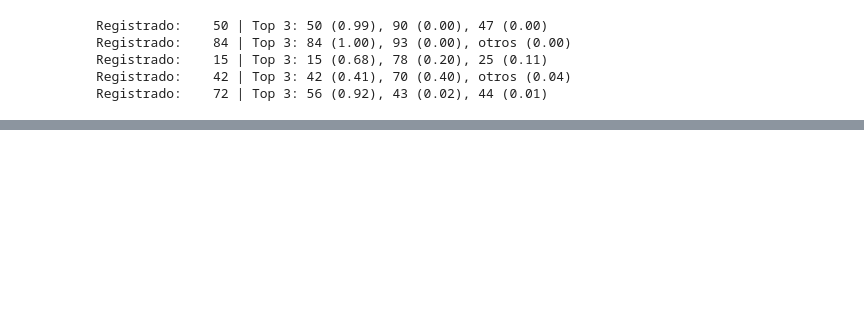
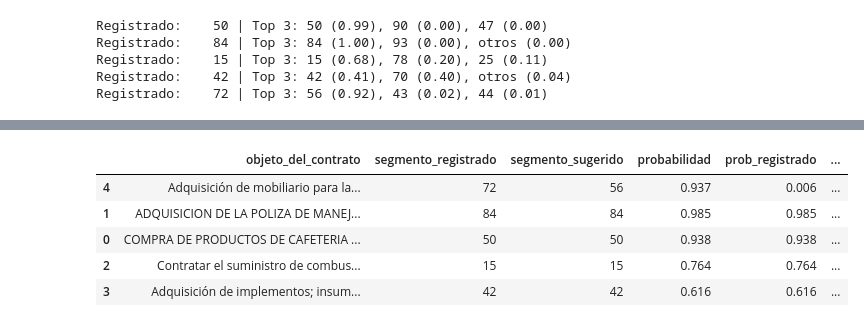
Before and after one commit to crissebasbol/nlp-course, a Jupyter notebook: proyecto/notebooks/02_ejemplos_pipeline.ipynb, the cells around one changed output, grey strips where cells are left out. Cells and saved outputs as stored; diff of their text form; code cells hidden in the pictures; blank space fills up the shorter version.

```diff
--- a/proyecto/notebooks/02_ejemplos_pipeline.ipynb
+++ b/proyecto/notebooks/02_ejemplos_pipeline.ipynb
@@ -153,0 +188,7 @@ mobiliario sed delegacion registraduria nacional civil
+# %%
+from secopedia.modelos.beto import ClasificadorBeto
+
+carpeta_beto = RAIZ_PROYECTO / config["rutas"]["modelos"] / "beto_secopedia"
+beto = ClasificadorBeto(str(carpeta_beto))
+for texto in ejemplos["normalizado"].head(2):
+    print(f"{texto}\n  -> {beto.tokenizador.tokenize(texto)}\n")
@@ -171,0 +227,12 @@ Registrado:    72 | Top 3: 56 (0.92), 43 (0.02), 44 (0.01)
+# %%
+predictores = {
+    "Reg. logística": Predictor.linea_base("regresion_logistica"),
+    "SVM lineal": Predictor.linea_base("svm_lineal"),
+    "CNN + fastText": Predictor.red_neuronal(),
+    "BETO": Predictor.beto(str(carpeta_beto)),
+}
+for texto, etiqueta in zip(ejemplos["objeto_del_contrato"], etapa_2_3["etiqueta"]):
+    print(f"{texto[:90]}... | registrado {etiqueta}")
+    for nombre, predictor in predictores.items():
+        top3 = ", ".join(f"{s.segmento} ({s.probabilidad:.2f})" for s in predictor.predecir(texto))
+        print(f"   {nombre:<15} {top3}")
@@ -171,0 +264,10 @@ Registrado:    72 | Top 3: 56 (0.92), 43 (0.02), 44 (0.01)
+# %%
+auditoria = predictores["BETO"].auditar(ejemplos[["objeto_del_contrato", "codigo_de_categoria_principal"]], umbral=0.8)
+auditoria[["objeto_del_contrato", "segmento_registrado", "segmento_sugerido", "probabilidad", "prob_registrado", "sospechoso"]]
+# %% [output]
+|  | objeto_del_contrato | segmento_registrado | segmento_sugerido | probabilidad | prob_registrado | ... |
+| 4 | Adquisición de mobiliario para la... | 72 | 56 | 0.937 | 0.006 | ... |
+| 1 | ADQUISICION DE LA POLIZA DE MANEJ... | 84 | 84 | 0.985 | 0.985 | ... |
+| 0 | COMPRA DE PRODUCTOS DE CAFETERIA ... | 50 | 50 | 0.938 | 0.938 | ... |
+| 2 | Contratar el suministro de combus... | 15 | 15 | 0.764 | 0.764 | ... |
+| 3 | Adquisición de implementos; insum... | 42 | 42 | 0.616 | 0.616 | ... |
```
Also changed, not shown: parts of 11 cells of this notebook, 4 other files.
